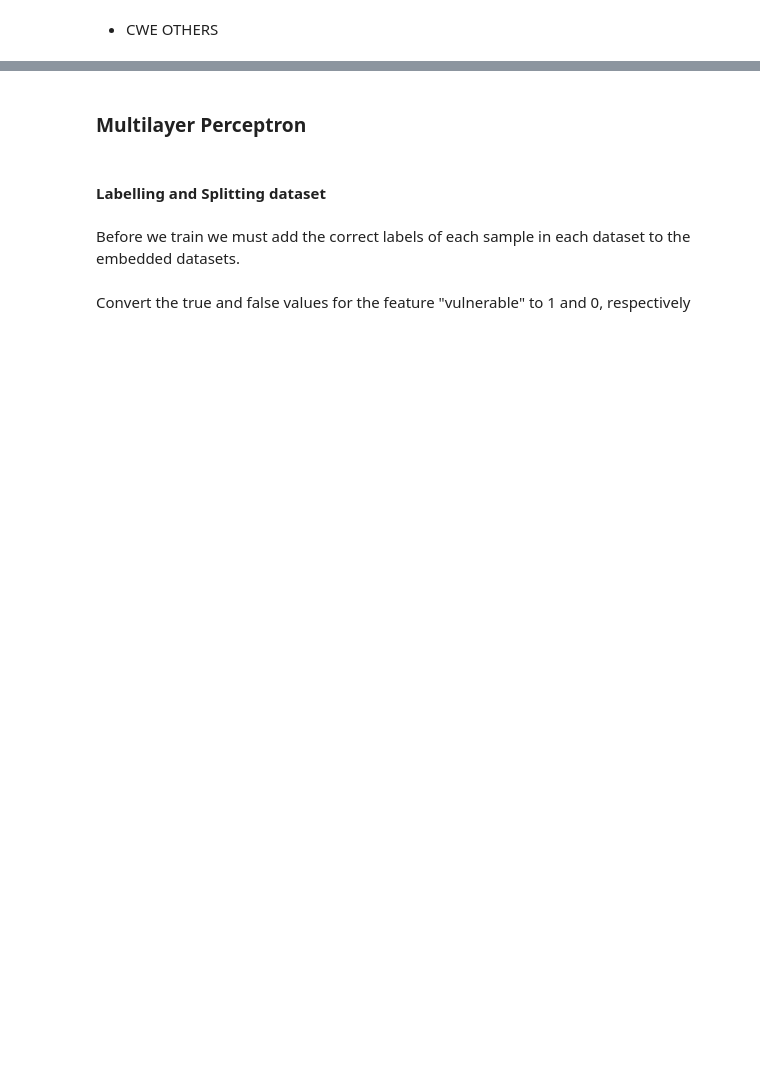
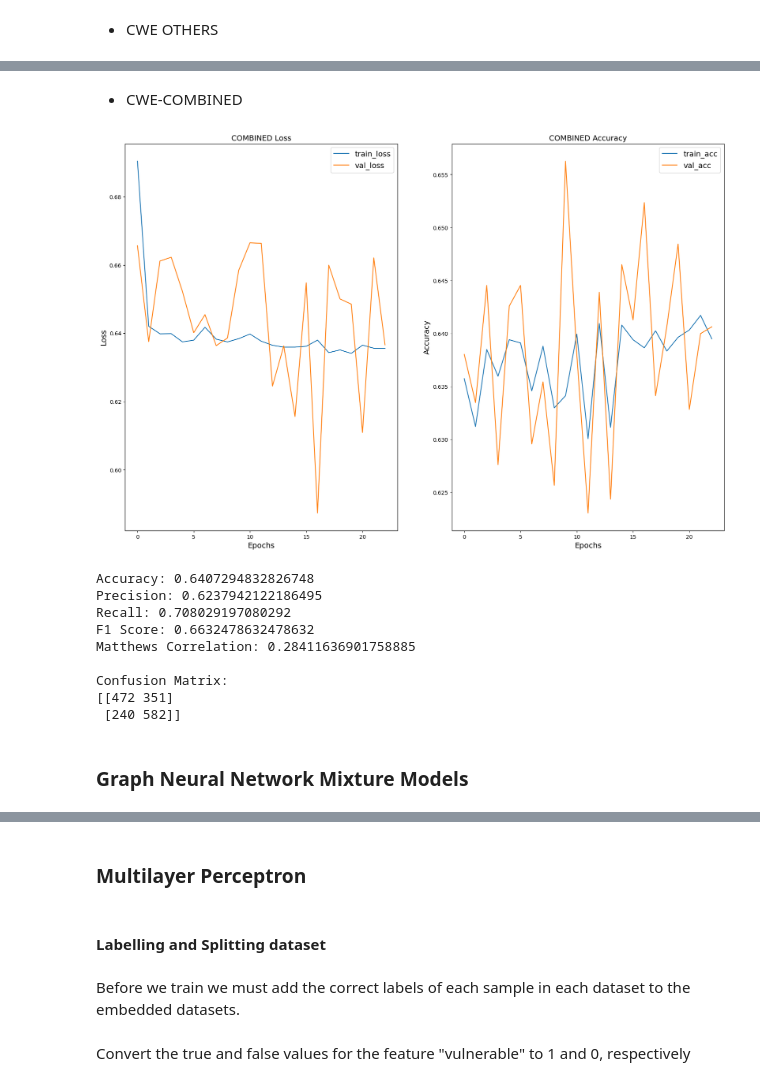
Before and after one commit to Singularitty/AdvancedMachineLearning, a Jupyter notebook: Project/project.ipynb, the cells around one changed output, grey strips where cells are left out. Cells and saved outputs as stored; diff of their text form; code cells hidden in the pictures; blank space fills up the shorter version.

Commit message:
GNN Mixture Models

```diff
--- a/Project/project.ipynb
+++ b/Project/project.ipynb
@@ -387,6 +617,13 @@ ten_percent_length = int(len(graph_CWE_OTHERS) * 0.1)
 train_graphCWEOTHERS = graph_CWE_OTHERS[:ten_percent_length * 8]
 val_graphCWEOTHERS = graph_CWE_OTHERS[ten_percent_length * 8: ten_percent_length * 9]
 test_graphCWEOTHERS = graph_CWE_OTHERS[ten_percent_length * 9:]
+
+#CWE_COMBINED
+graph_CWE_COMBINED = graph_CWE_COMBINED.shuffle()
+ten_percent_length = int(len(graph_CWE_COMBINED) * 0.1)
+train_graphCWE_COMBINED = graph_CWE_COMBINED[:ten_percent_length * 8]
+val_graphCWE_COMBINED = graph_CWE_COMBINED[ten_percent_length * 8: ten_percent_length * 9]
+test_graphCWE_COMBINED = graph_CWE_COMBINED[ten_percent_length * 9:]
 # %% [markdown]
 Create dataloaders for PyTorch to iterate over the datasets
 # %%
@@ -417,6 +654,11 @@ test_loader_CWE476 = DataLoader(test_graphCWE476, batch_size=NUM_GRAPHS_PER_BATC
 train_loader_CWEOTHERS = DataLoader(train_graphCWEOTHERS, batch_size=NUM_GRAPHS_PER_BATCH, drop_last=True, shuffle=True)
 val_loader_CWEOTHERS = DataLoader(val_graphCWEOTHERS, batch_size=NUM_GRAPHS_PER_BATCH, drop_last=True, shuffle=True)
 test_loader_CWEOTHERS = DataLoader(test_graphCWEOTHERS, batch_size=NUM_GRAPHS_PER_BATCH, drop_last=True, shuffle=True)
+
+# CWE-COMBINED DataLoaders
+train_loader_CWE_COMBINED = DataLoader(train_graphCWE_COMBINED, batch_size=NUM_GRAPHS_PER_BATCH, drop_last=True, shuffle=True)
+val_loader_CWE_COMBINED = DataLoader(val_graphCWE_COMBINED, batch_size=NUM_GRAPHS_PER_BATCH, drop_last=True, shuffle=True)
+test_loader_CWE_COMBINED = DataLoader(test_graphCWE_COMBINED, batch_size=NUM_GRAPHS_PER_BATCH, drop_last=True, shuffle=True)
 # %% [markdown]
 #### Creating the GNN Model
 # %% [markdown]
@@ -703,0 +945,11 @@ Finishing training with best val loss: 0.6126716732978821
+# %%
+model_CWE_COMBINED = GCN().to(device)
+optimizer_CWE_COMBINED = torch.optim.Adam(model_CWE_COMBINED.parameters(), lr=0.01)
+
+train_losses_CWE_COMBINED, val_losses_CWE_COMBINED, train_acc_list_CWE_COMBINED, val_acc_list_CWE_COMBINED = train_evaluate_GNN(
+    train_loader=train_loader_CWE_COMBINED,
+    val_loader=val_loader_CWE_COMBINED,
+    device=device,
+    model=model_CWE_COMBINED,
+    optimizer=optimizer_CWE_COMBINED,
+    loss_fn=loss_fn)
@@ -743,11 +1009,13 @@ def print_metrics(loader, model):
             precision = precision_score(label, np.rint(pred_cpu), zero_division=1)
             recall = recall_score(label, np.rint(pred_cpu), zero_division=1)
             f1 = f1_score(label, np.rint(pred_cpu), zero_division=1)
+            mcc = matthews_corrcoef(label, np.rint(pred_cpu))
 
             print(f"Accuracy: {accuracy}")
             print(f"Precision: {precision}")
             print(f"Recall: {recall}")
             print(f"F1 Score: {f1}")
+            print(f"Matthews Correlation: {mcc}")
             print("\nConfusion Matrix:")
             print(confusion_matrix(label, np.rint(pred_cpu)))
 # %% [markdown]
@@ -837,0 +1111,20 @@ Confusion Matrix:
+# %% [markdown]
+- CWE-COMBINED
+# %%
+val_losses_CWE_COMBINED = [x.item() for x in val_losses_CWE_COMBINED] # Transfer values from gpu to cpu
+plot_curves(train_losses_CWE_COMBINED, val_losses_CWE_COMBINED, train_acc_list_CWE_COMBINED, val_acc_list_CWE_COMBINED, "COMBINED")
+test_loader_all_CWE_COMBINED = DataLoader(test_graphCWE_COMBINED, batch_size=len(test_graphCWE_COMBINED), drop_last=True, shuffle=True)
+print_metrics(test_loader_all_CWE_COMBINED, model_CWE_COMBINED)
+# %% [output]
+[figure, added]
+Accuracy: 0.6407294832826748
+Precision: 0.6237942122186495
+Recall: 0.708029197080292
+F1 Score: 0.6632478632478632
+Matthews Correlation: 0.28411636901758885
+
+Confusion Matrix:
+[[472 351]
+ [240 582]]
+# %% [markdown]
+### Graph Neural Network Mixture Models
```
Also changed, not shown: parts of 62 cells of this notebook.
